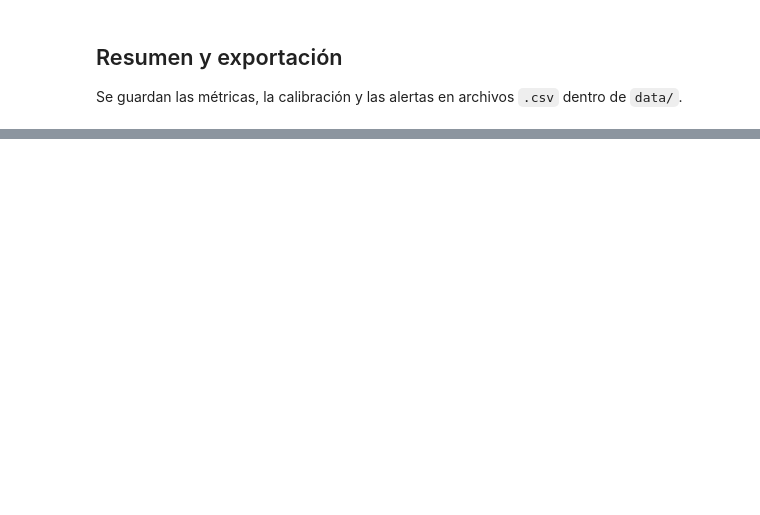
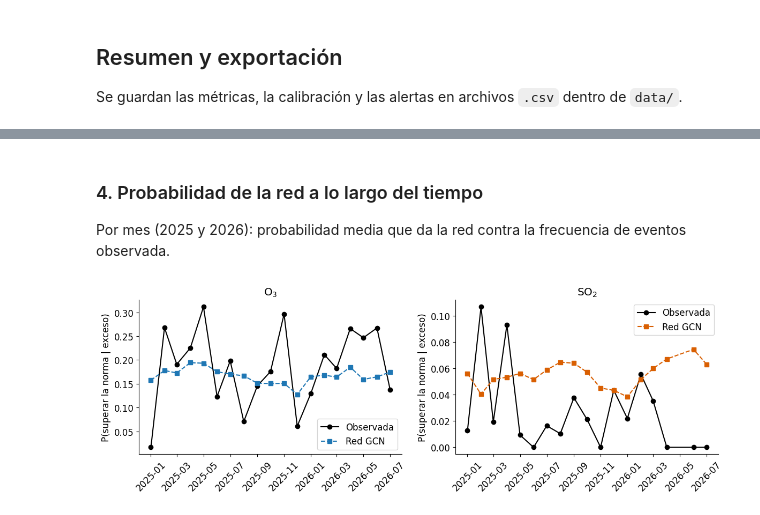
Before and after one commit to RicardoSalgadoB/MultiReto, a Jupyter notebook: notebooks/Etapa3_Evaluacion_Modelo.ipynb, the cells around one changed output, grey strips where cells are left out. Saved outputs shown, nothing was run; the diff lists cells and outputs as text; code cells hidden in the pictures; blank space fills up the shorter version.

```diff
--- a/notebooks/Etapa3_Evaluacion_Modelo.ipynb
+++ b/notebooks/Etapa3_Evaluacion_Modelo.ipynb
@@ -359,0 +467,24 @@ contaminante                   periodo  excesos  eventos  nll_red  nll_gpd_const
+# %% [markdown]
+### 4. Probabilidad de la red a lo largo del tiempo
+
+Por mes (2025 y 2026): probabilidad media que da la red contra la frecuencia de eventos observada.
+# %%
+fig, ejes = plt.subplots(1, 2, figsize=(12, 4.2))
+
+for eje, pol in zip(ejes, contaminantes):
+    datos = pd.concat([horas_exceso[pol]["validacion (2025)"], horas_exceso[pol]["prueba (2026)"]])
+    datos["mes"] = datos["fecha"].dt.to_period("M").dt.to_timestamp()
+    por_mes = datos.groupby("mes").agg(prob_red=("p", "mean"), observada=("evento", "mean"), n=("evento", "size"))
+    por_mes = por_mes[por_mes["n"] >= 20]
+    eje.plot(por_mes.index, por_mes["observada"], "o-", color="black", label="Observada")
+    eje.plot(por_mes.index, por_mes["prob_red"], "s--", color=color_pol[pol], label="Red GCN")
+    eje.set_title(pol.replace("O3", "O$_3$").replace("SO2", "SO$_2$"))
+    eje.set_ylabel("P(superar la norma | exceso)")
+    eje.tick_params(axis="x", rotation=45)
+    eje.legend()
+
+fig.tight_layout()
+fig.savefig("figuras/fig_red_mensual.png", dpi=200, bbox_inches="tight")
+plt.show()
+# %% [output]
+[figure, added]
```
Also changed, not shown: parts of 23 cells of this notebook, 5 other files.
